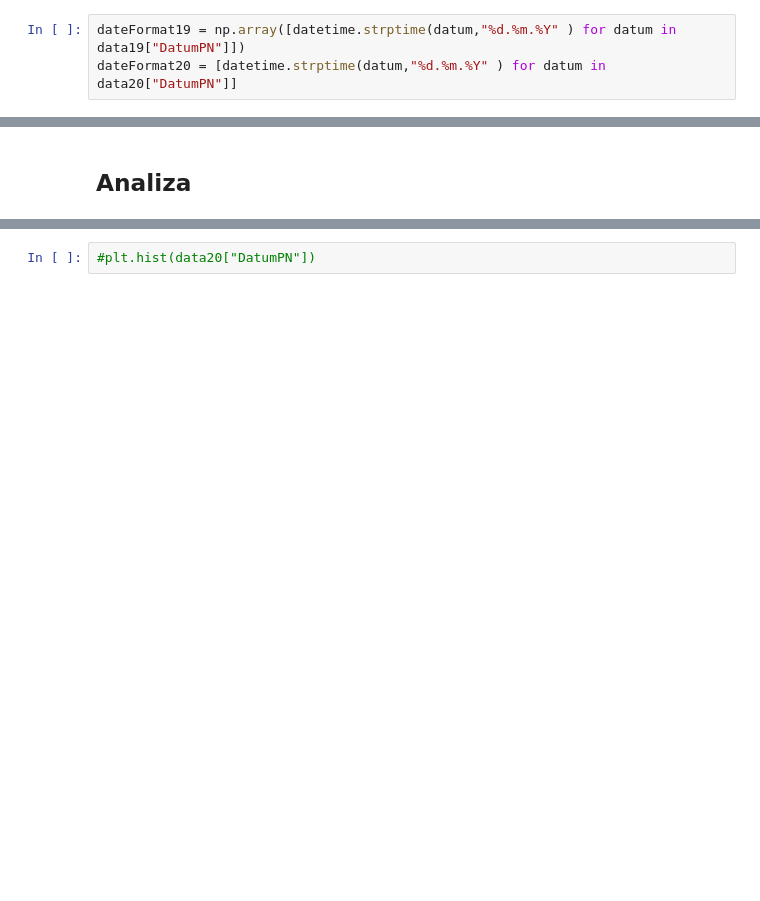
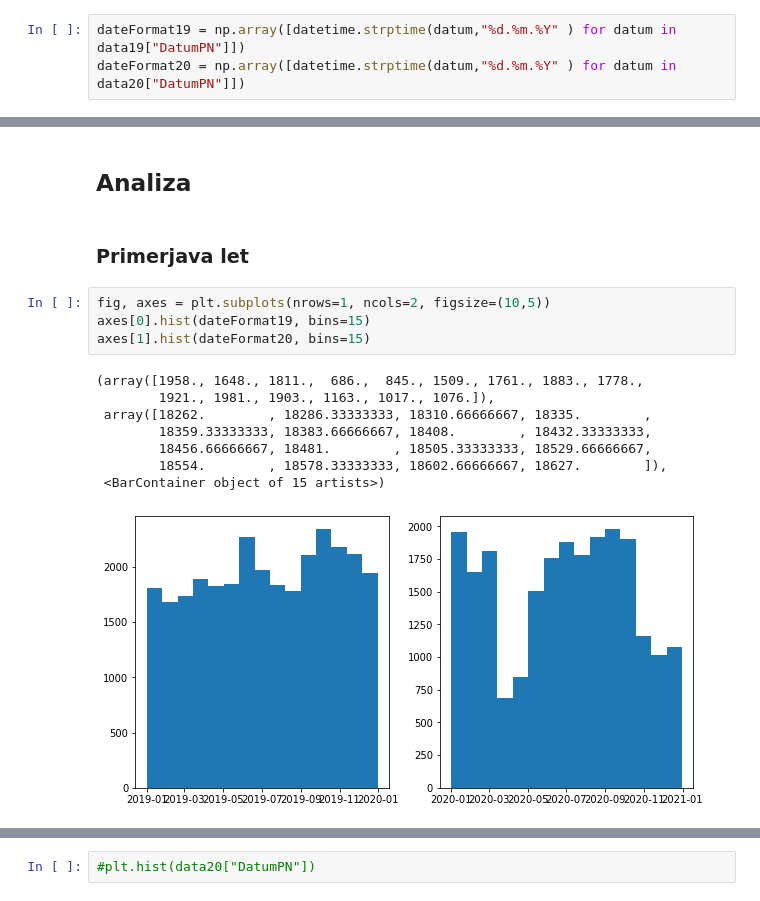
Before and after one commit to matej2000/PR21MV, a Jupyter notebook: main.ipynb, the cells around one changed output, grey strips where cells are left out. Cells and saved outputs as stored; diff of their text form; blank space fills up the shorter version.

```diff
--- a/main.ipynb
+++ b/main.ipynb
@@ -78,7 +78,7 @@ data = pd.concat([data19,data20])
 Spremenimo tip datuma v datetime.
 # %%
 dateFormat19 = np.array([datetime.strptime(datum,"%d.%m.%Y" ) for datum in data19["DatumPN"]])
-dateFormat20 = [datetime.strptime(datum,"%d.%m.%Y" ) for datum in data20["DatumPN"]]
+dateFormat20 = np.array([datetime.strptime(datum,"%d.%m.%Y" ) for datum in data20["DatumPN"]])
 # %%
 start_date = datetime(2019, 1, 1)
 end_date = datetime(2019, 12, 31)
@@ -101,2 +100,17 @@ start_date.strftime("%d.%m.%Y")
 # %% [markdown]
 ## Analiza ##
+# %% [markdown]
+### Primerjava let ###
+# %%
+fig, axes = plt.subplots(nrows=1, ncols=2, figsize=(10,5))
+axes[0].hist(dateFormat19, bins=15)
+axes[1].hist(dateFormat20, bins=15)
+# %% [output]
+(array([1958., 1648., 1811.,  686.,  845., 1509., 1761., 1883., 1778.,
+        1921., 1981., 1903., 1163., 1017., 1076.]),
+ array([18262.        , 18286.33333333, 18310.66666667, 18335.        ,
+        18359.33333333, 18383.66666667, 18408.        , 18432.33333333,
+        18456.66666667, 18481.        , 18505.33333333, 18529.66666667,
+        18554.        , 18578.33333333, 18602.66666667, 18627.        ]),
+ <BarContainer object of 15 artists>)
+[figure, added]
```
Also changed, not shown: parts of 8 cells of this notebook, 5 other files.
